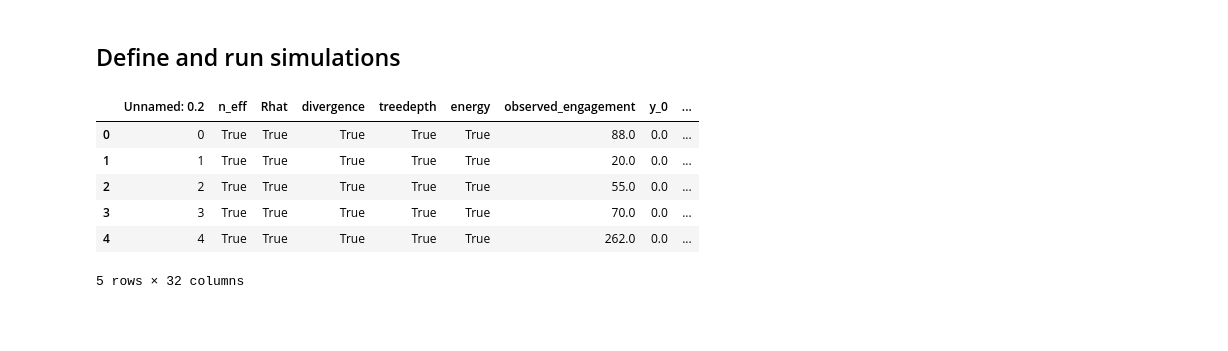
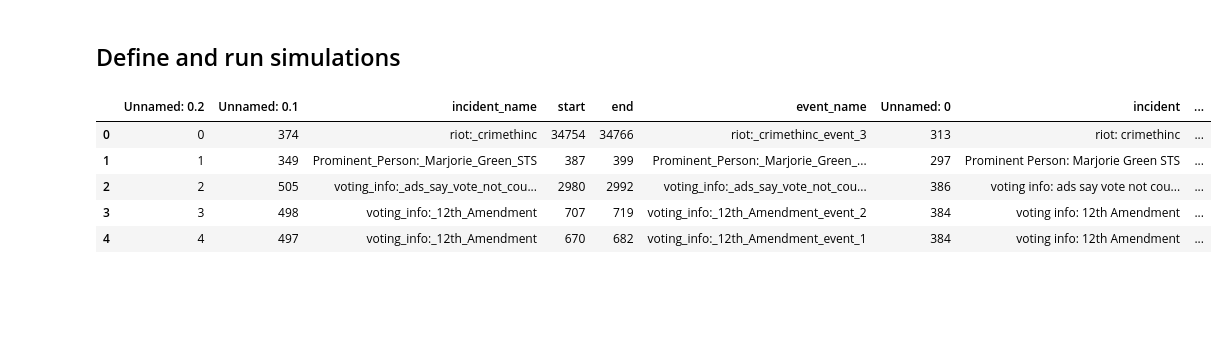
Before and after one commit to josephbb/CommunityNotesSim, a Jupyter notebook: Analysis.ipynb, the cells around one changed output. Saved outputs shown, nothing was run; the diff lists cells and outputs as text; code cells hidden in the pictures.

```diff
--- a/Analysis.ipynb
+++ b/Analysis.ipynb
@@ -319,34 +236,22 @@ included['end'] = included['end'].astype('int')
 # %%
 #We need to add new columns so we can tell the simulation where to find
 #aggregated files with certain thresholds of 3-strikes repeat offenders
 #removed.
 
 #This gets rid of an obnoxious warning
 pd.options.mode.chained_assignment = None  # default='warn'
 
 included['data_loc']
 base_loc = root + '/data/timeseries'
-assign_data_location = lambda x: [x + str(item) + '_raw.csv' for item in included['incident_name'].values]
-
-included['10K_loc'] = assign_data_location(base_loc + '/10K/')
-included['50K_loc']  = assign_data_location(base_loc + '/50K/')
-included['100K_loc']  = assign_data_location(base_loc + '/100K/')
-included['500K_loc']  = assign_data_location(base_loc + '/500K/')
-included['aggregated_loc']  = assign_data_location(base_loc + '/aggregated/')
-included['currently_loc']  = assign_data_location(base_loc + '/currently/')
-included['verified_loc']  = assign_data_location(base_loc + '/Verified/')
-included['modest_loc']  = assign_data_location(base_loc + '/modest/')
-included['aggressive_loc']  = assign_data_location(base_loc + '/aggressive/')
 
 included.head()
 # %% [output]
-|  | Unnamed: 0.2 | n_eff | Rhat | divergence | treedepth | energy | observed_engagement | y_0 | ... |
-| 0 | 0 | True | True | True | True | True | 88.0 | 0.0 | ... |
-| 1 | 1 | True | True | True | True | True | 20.0 | 0.0 | ... |
-| 2 | 2 | True | True | True | True | True | 55.0 | 0.0 | ... |
-| 3 | 3 | True | True | True | True | True | 70.0 | 0.0 | ... |
-| 4 | 4 | True | True | True | True | True | 262.0 | 0.0 | ... |
+|  | Unnamed: 0.2 | Unnamed: 0.1 | incident_name | start | end | event_name | Unnamed: 0 | incident | ... |
+| 0 | 0 | 374 | riot:_crimethinc | 34754 | 34766 | riot:_crimethinc_event_3 | 313 | riot: crimethinc | ... |
+| 1 | 1 | 349 | Prominent_Person:_Marjorie_Green_STS | 387 | 399 | Prominent_Person:_Marjorie_Green_... | 297 | Prominent Person: Marjorie Green STS | ... |
+| 2 | 2 | 505 | voting_info:_ads_say_vote_not_cou... | 2980 | 2992 | voting_info:_ads_say_vote_not_cou... | 386 | voting info: ads say vote not cou... | ... |
+| 3 | 3 | 498 | voting_info:_12th_Amendment | 707 | 719 | voting_info:_12th_Amendment_event_2 | 384 | voting info: 12th Amendment | ... |
+| 4 | 4 | 497 | voting_info:_12th_Amendment | 670 | 682 | voting_info:_12th_Amendment_event_1 | 384 | voting info: 12th Amendment | ... |
-5 rows × 32 columns
 # %% [markdown]
 <h3>
 # %%
```
Also changed, not shown: parts of 72 cells of this notebook, 7 other files.
